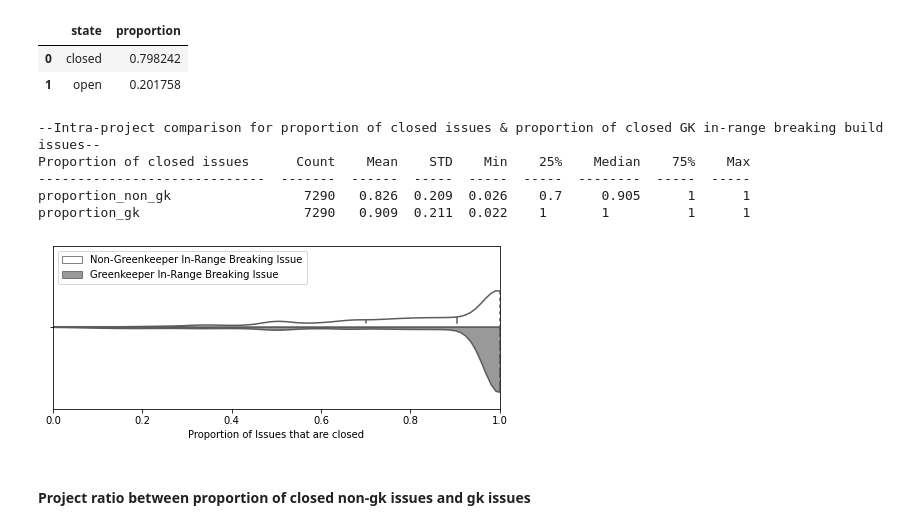
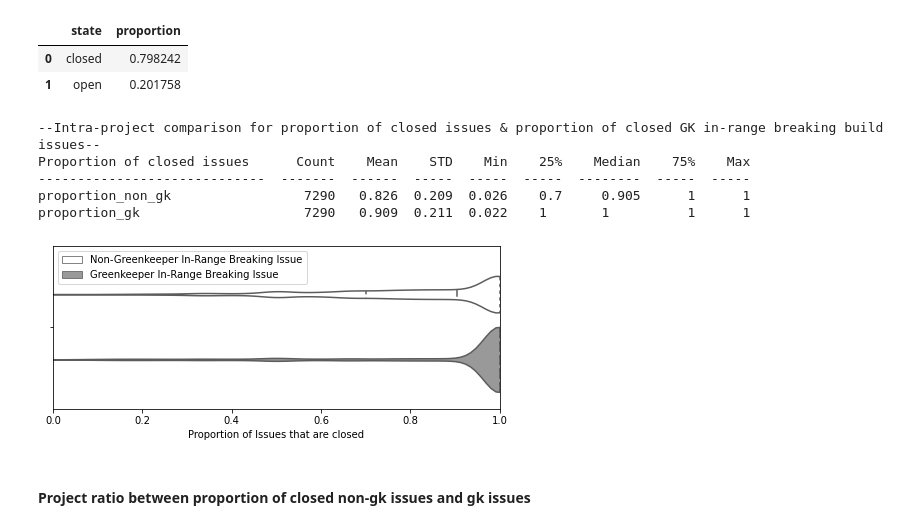
Before and after one commit to brombaut/GKIR_Analysis, a Jupyter notebook: data-analysis/p_rq2.ipynb, the cells around one changed output. Saved outputs shown, nothing was run; the diff lists cells and outputs as text; code cells hidden in the pictures.

```diff
--- a/data-analysis/p_rq2.ipynb
+++ b/data-analysis/p_rq2.ipynb
@@ -123,35 +123,35 @@ melted = pd.melt(
 )
 melted['placeholder'] = ''
 fig, ax = plt.subplots(nrows=1, ncols=1, figsize=(8,3))
 sns.violinplot(
     data=melted,
     x='proportion',
     y='placeholder',
     hue='proportion_type',
-    split=True,
+    split=False,
     inner='quartile',
     palette=['1', '0.6'],
     ax=ax,
 )
 ax.set_ylabel('')
 ax.set_xlabel('Proportion of Issues that are closed')
 ax.set_xlim(0, 1)
 ax.legend(
     title='',
 )
 L = plt.legend(loc=2)
 L.get_texts()[0].set_text('Non-Greenkeeper In-Range Breaking Issue')
 L.get_texts()[1].set_text('Greenkeeper In-Range Breaking Issue')
 print('--Intra-project comparison for proportion of closed issues & proportion of closed GK in-range breaking build issues--')
 tfns(project_issue__state_proportions__closed, ['proportion_non_gk', 'proportion_gk'], title='Proportion of closed issues')
 plt.show()
 # %% [output]
 --Intra-project comparison for proportion of closed issues & proportion of closed GK in-range breaking build issues--
 Proportion of closed issues      Count    Mean    STD    Min    25%    Median    75%    Max
 -----------------------------  -------  ------  -----  -----  -----  --------  -----  -----
 proportion_non_gk                 7290   0.826  0.209  0.026    0.7     0.905      1      1
 proportion_gk                     7290   0.909  0.211  0.022    1       1          1      1
-[figure, old version]
+[figure, new version]
 # %%
 # TODO: Statistical test
 # %% [markdown]
```
Also changed, not shown: parts of 4 cells of this notebook, 3 other files.
